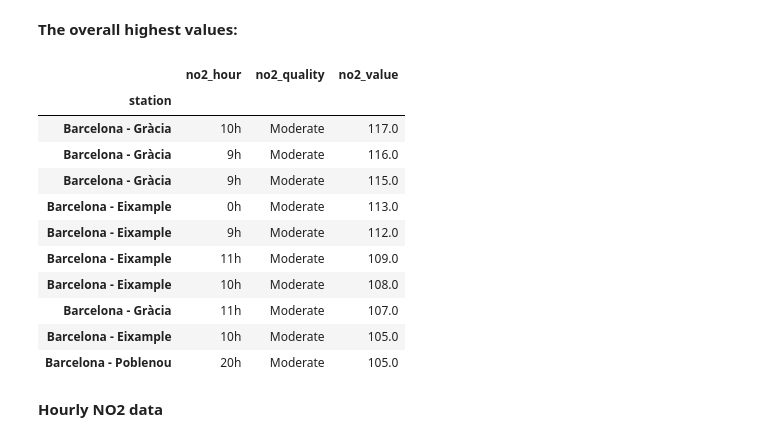
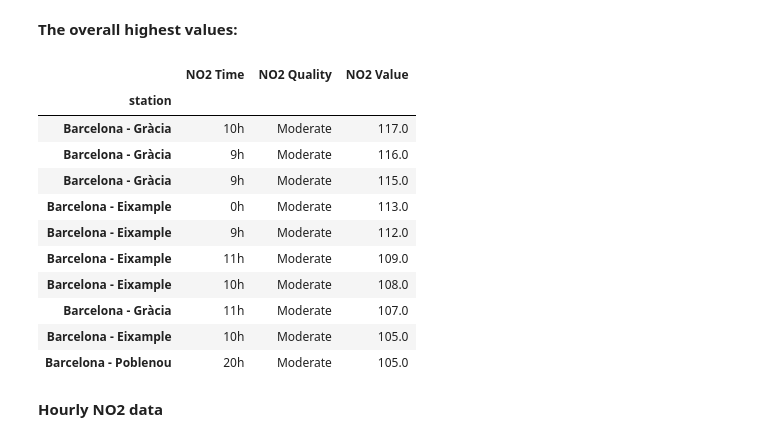
Before and after one commit to ta-data-remote/Project-Week-2-Barcelona, a Jupyter notebook: your-project/NO2_analysis.ipynb, the cells around one changed output. Drawn from its saved outputs; the diff is of its cells as text; code cells hidden in the pictures.

```diff
--- a/your-project/AirQuality-Lisa.ipynb
+++ b/your-project/NO2_analysis.ipynb
@@ -38,9 +42,11 @@ df_no2.groupby('station').no2_value.agg(['min', 'max', 'mean'])
 df_no2_short = df_no2[['station', 'no2_hour', 'no2_quality', 'no2_value']].copy()
 # %%
 df_no2_short.set_index('station', inplace=True)
-df_no2_short.nlargest(columns='no2_value', n = 10)
+largest = df_no2_short.nlargest(columns='no2_value', n = 10)
+largest.columns = ['NO2 Time', 'NO2 Quality', 'NO2 Value']
+largest
 # %% [output]
-|  | no2_hour | no2_quality | no2_value |
+|  | NO2 Time | NO2 Quality | NO2 Value |
 | station |  |  |  |
 | Barcelona - Gràcia | 10h | Moderate | 117.0 |
 | Barcelona - Gràcia | 9h | Moderate | 116.0 |
```
Also changed, not shown: parts of 17 cells of this notebook.
